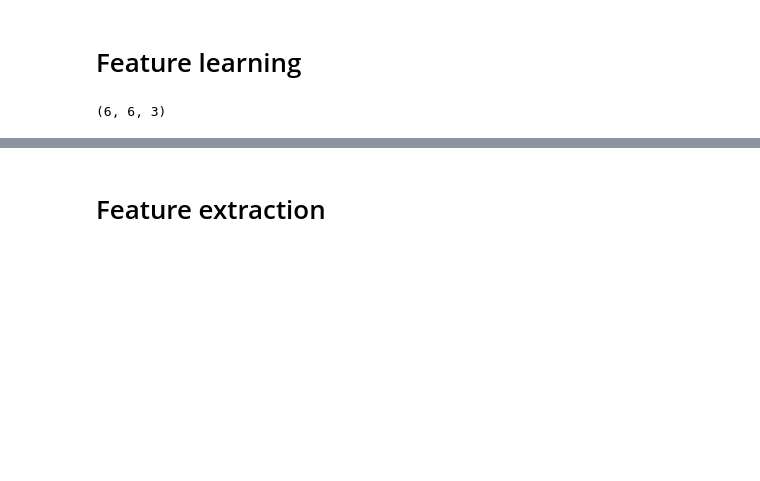
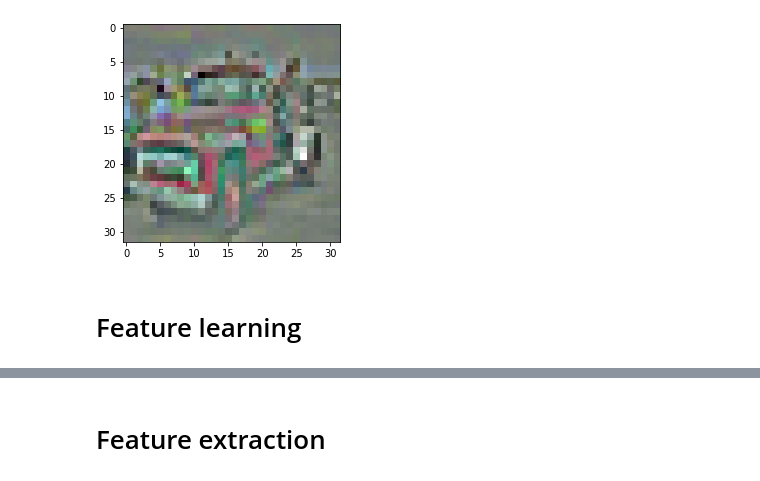
Before and after one commit to sandertom/KernelMethodsMVA, a Jupyter notebook: patch_kmeans.ipynb, the cells around one changed output, grey strips where cells are left out. Saved outputs shown, nothing was run; the diff lists cells and outputs as text; code cells hidden in the pictures; blank space fills up the shorter version.

```diff
--- a/patch_kmeans.ipynb
+++ b/patch_kmeans.ipynb
@@ -20,5 +22,10 @@ Ytr = np.array(Ytr_['Prediction'])
 
 #Xtr_ = rgb2gray(Xtr)
 #Xte_ = rgb2gray(Xte)
+# %%
+fig, ax = plt.subplots()
+plot_image(Xtr[6], ax)
+# %% [output]
+[figure, added]
 # %% [markdown]
 # Feature learning
@@ -84,4 +31,0 @@ def cluster_patches(patches, k):
-# %%
-extract_patch(Xtr[0], 6).shape
-# %% [output]
-(6, 6, 3)
```
Also changed, not shown: parts of 13 cells of this notebook, 1 other file.
